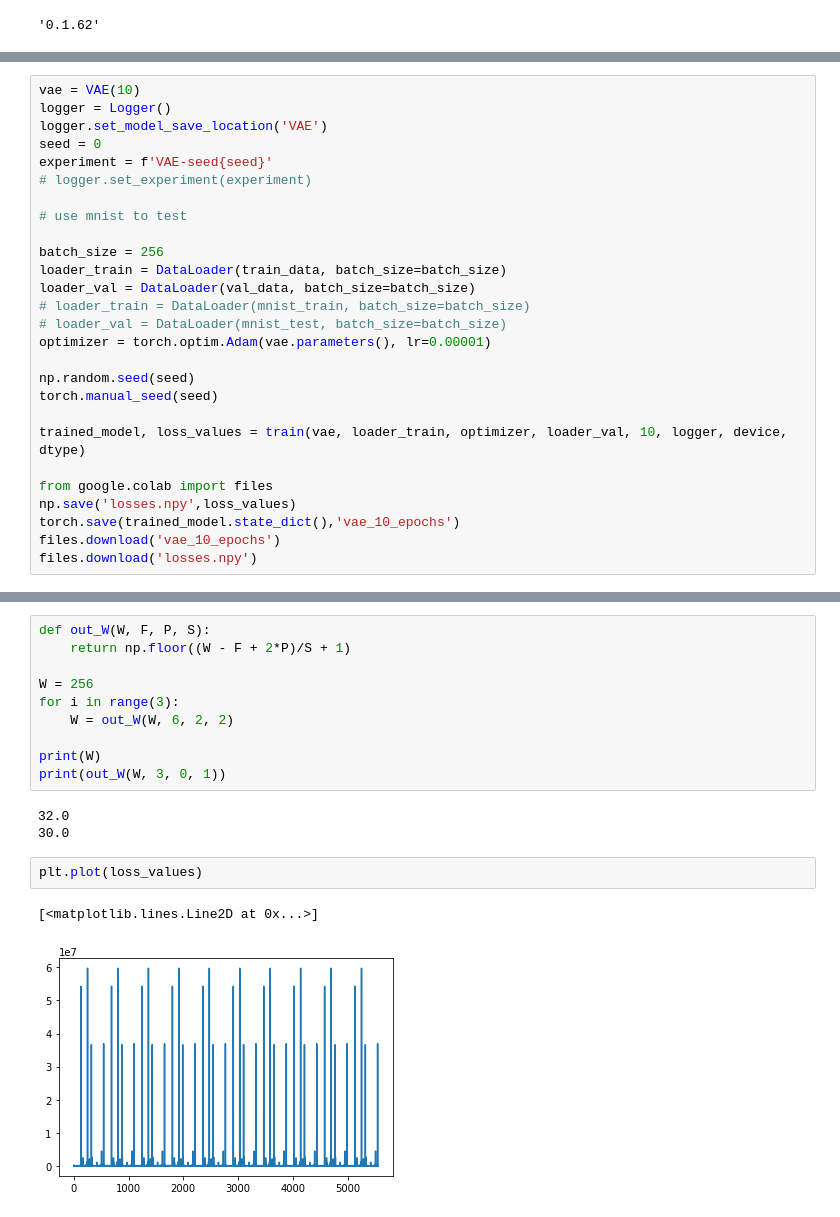
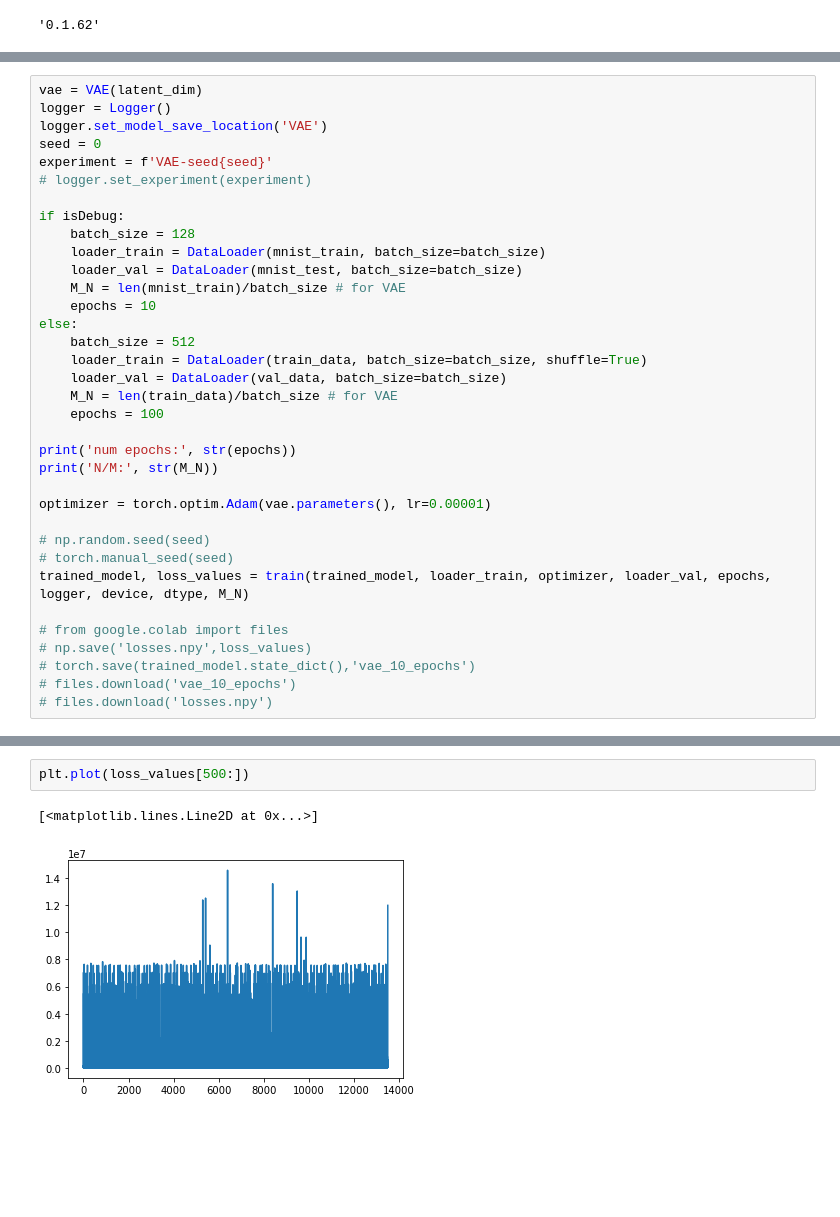
Before and after one commit to dungscout96/deep-representation-learning-EEG, a Jupyter notebook: VAE.ipynb, the cells around one changed output, grey strips where cells are left out. Drawn from its saved outputs; the diff is of its cells as text; blank space fills up the shorter version.

```diff
--- a/VAE.ipynb
+++ b/VAE.ipynb
@@ -354,30 +517,38 @@ def train(model, loader_train, optimizer, loader_val, epochs, logger, device, dt
     # logger.save_model(model,f"epoch{e}")
     return model, loss_array
 # %%
-vae = VAE(10)
+vae = VAE(latent_dim)
 logger = Logger()
 logger.set_model_save_location('VAE')
 seed = 0
 experiment = f'VAE-seed{seed}'
 # logger.set_experiment(experiment)
 
-# use mnist to test
+if isDebug:
+    batch_size = 128
+    loader_train = DataLoader(mnist_train, batch_size=batch_size)
+    loader_val = DataLoader(mnist_test, batch_size=batch_size)
+    M_N = len(mnist_train)/batch_size # for VAE
+    epochs = 10
+else:
+    batch_size = 512
+    loader_train = DataLoader(train_data, batch_size=batch_size, shuffle=True)
+    loader_val = DataLoader(val_data, batch_size=batch_size)
+    M_N = len(train_data)/batch_size # for VAE
+    epochs = 100
 
-batch_size = 256
-loader_train = DataLoader(train_data, batch_size=batch_size)
-loader_val = DataLoader(val_data, batch_size=batch_size)
-# loader_train = DataLoader(mnist_train, batch_size=batch_size)
-# loader_val = DataLoader(mnist_test, batch_size=batch_size)
+print('num epochs:', str(epochs))
+print('N/M:', str(M_N))
+
 optimizer = torch.optim.Adam(vae.parameters(), lr=0.00001)
 
-np.random.seed(seed)
-torch.manual_seed(seed)
+# np.random.seed(seed)
+# torch.manual_seed(seed)
+trained_model, loss_values = train(trained_model, loader_train, optimizer, loader_val, epochs, logger, device, dtype, M_N)
 
-trained_model, loss_values = train(vae, loader_train, optimizer, loader_val, 10, logger, device, dtype)
-
-from google.colab import files
-np.save('losses.npy',loss_values)
-torch.save(trained_model.state_dict(),'vae_10_epochs')
-files.download('vae_10_epochs')
-files.download('losses.npy')
+# from google.colab import files
+# np.save('losses.npy',loss_values)
+# torch.save(trained_model.state_dict(),'vae_10_epochs')
+# files.download('vae_10_epochs')
+# files.download('losses.npy')
 # %% [output]
@@ -405,18 +572,5 @@ Epoch 9, Iteration 200, loss = 3558.699951171875
-# %%
-def out_W(W, F, P, S):
-    return np.floor((W - F + 2*P)/S + 1)
-
-W = 256
-for i in range(3):
-    W = out_W(W, 6, 2, 2)
-
-print(W)
-print(out_W(W, 3, 0, 1))
-# %% [output]
-32.0
-30.0
 # %%
-plt.plot(loss_values)
+plt.plot(loss_values[500:])
 # %% [output]
 [<matplotlib.lines.Line2D at 0x...>]
-[figure, old version]
+[figure, new version]
```
Also changed, not shown: parts of 13 cells of this notebook.
